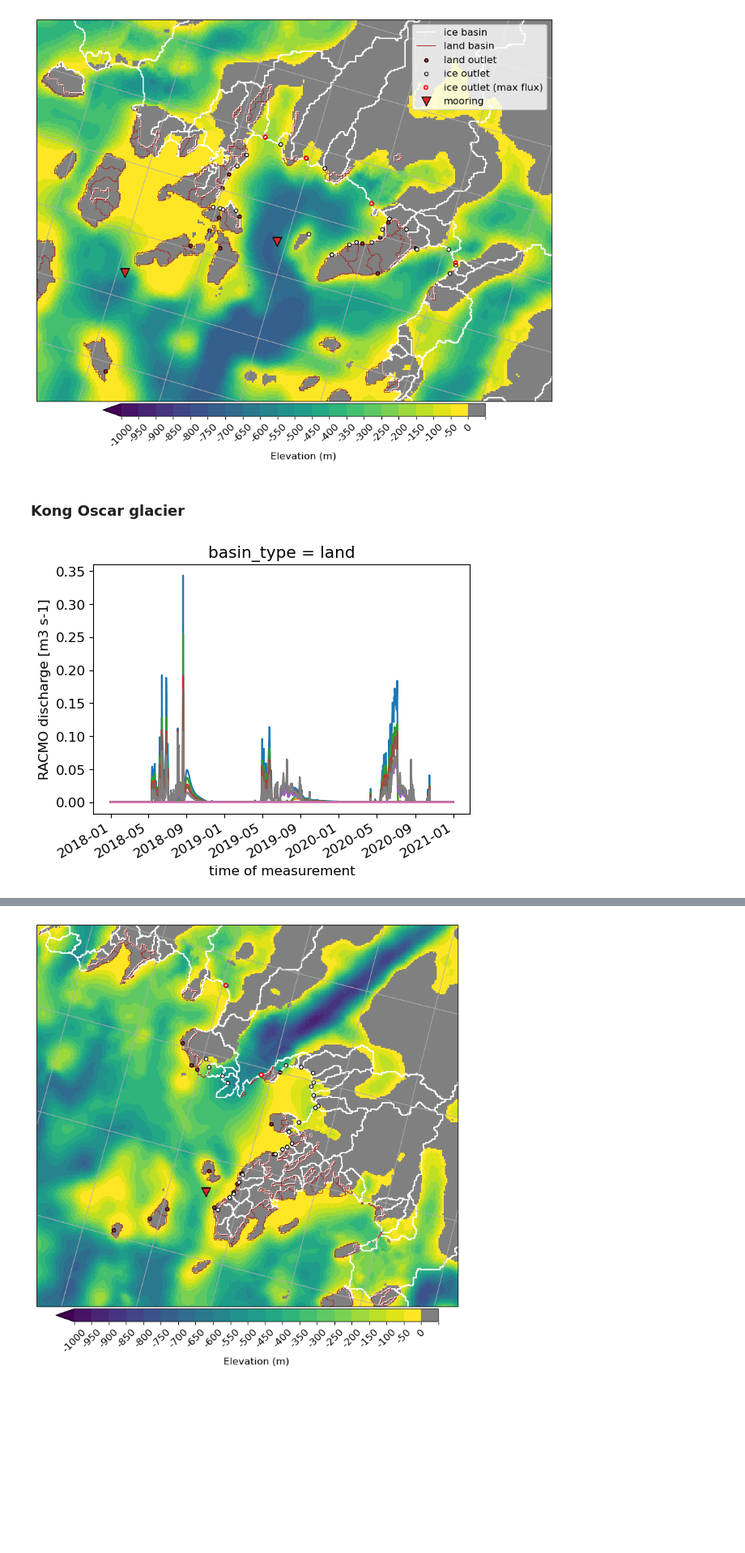
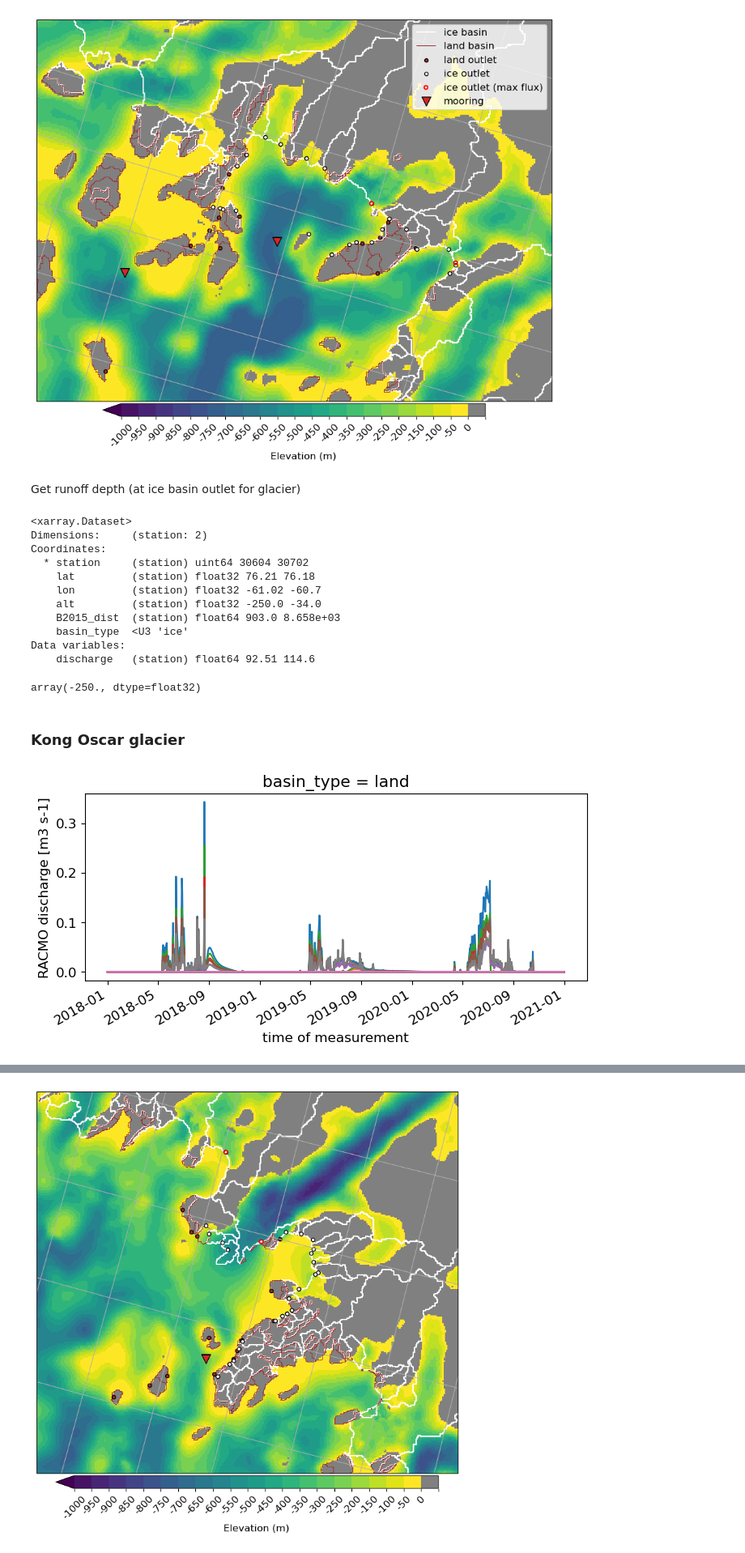
Before and after one commit to mjzahn/glacier_discharge, a Jupyter notebook: liquid_freshwater_discharge.ipynb, the cells around one changed output, grey strips where cells are left out. Shown at 81% size. Drawn from its saved outputs; the diff is of its cells as text; code cells hidden in the pictures; blank space fills up the shorter version.

```diff
--- a/liquid_freshwater_discharge.ipynb
+++ b/liquid_freshwater_discharge.ipynb
@@ -242,6 +249,27 @@ ax.legend(loc='upper right');
 # plt.savefig("Figures/sverdrup_ridgelines.png", bbox_inches='tight', dpi=300, facecolor='white')
 # %% [output]
 [figure]
+# %% [markdown]
+Get runoff depth (at ice basin outlet for glacier)
+# %%
+rink_racmo_ice_max_select
+# %% [output]
+<xarray.Dataset>
+Dimensions:     (station: 2)
+Coordinates:
+  * station     (station) uint64 30604 30702
+    lat         (station) float32 76.21 76.18
+    lon         (station) float32 -61.02 -60.7
+    alt         (station) float32 -250.0 -34.0
+    B2015_dist  (station) float64 903.0 8.658e+03
+    basin_type  <U3 'ice'
+Data variables:
+    discharge   (station) float64 92.51 114.6
+# %%
+# runoff depth for glacier
+rink_racmo_ice_max_select.isel(station=0).alt.values
+# %% [output]
+array(-250., dtype=float32)
 # %% [markdown]
 ### Kong Oscar glacier
 # %%
@@ -252,2 +278,6 @@ tmp = racmo_discharge_ds.where(racmo_discharge_ds.B2015_dist<8000, drop=True)
+# %%
+# load data
+ko_racmo_ds = xr.open_dataset('D:/Habitat_model_data/Mankoff_discharge_data/netcdfs/racmo_freshwater_discharge_Nuussuup_Sermia.nc')
+ko_mar_ds = xr.open_dataset('D:/Habitat_model_data/Mankoff_discharge_data/netcdfs/mar_freshwater_discharge_Nuussuup_Sermia.nc')
 # %%
 # reproject lat/lon coords to Polar to plot with BedMachine
@@ -264,5 +297,5 @@ x_land, y_land = transform_projection_to_Npolar(racmo_land)
 # %%
-racmo_discharge_ds.sel(basin_type='land').plot.line(hue='station', add_legend=None, figsize=[6,4]);
+ko_racmo_ds.sel(basin_type='land').discharge.plot.line(hue='station', add_legend=None, figsize=[8,3]);
 # %% [output]
-[figure, old version]
+[figure, new version]
 # %%
```
Also changed, not shown: parts of 65 cells of this notebook, 2 other files.
